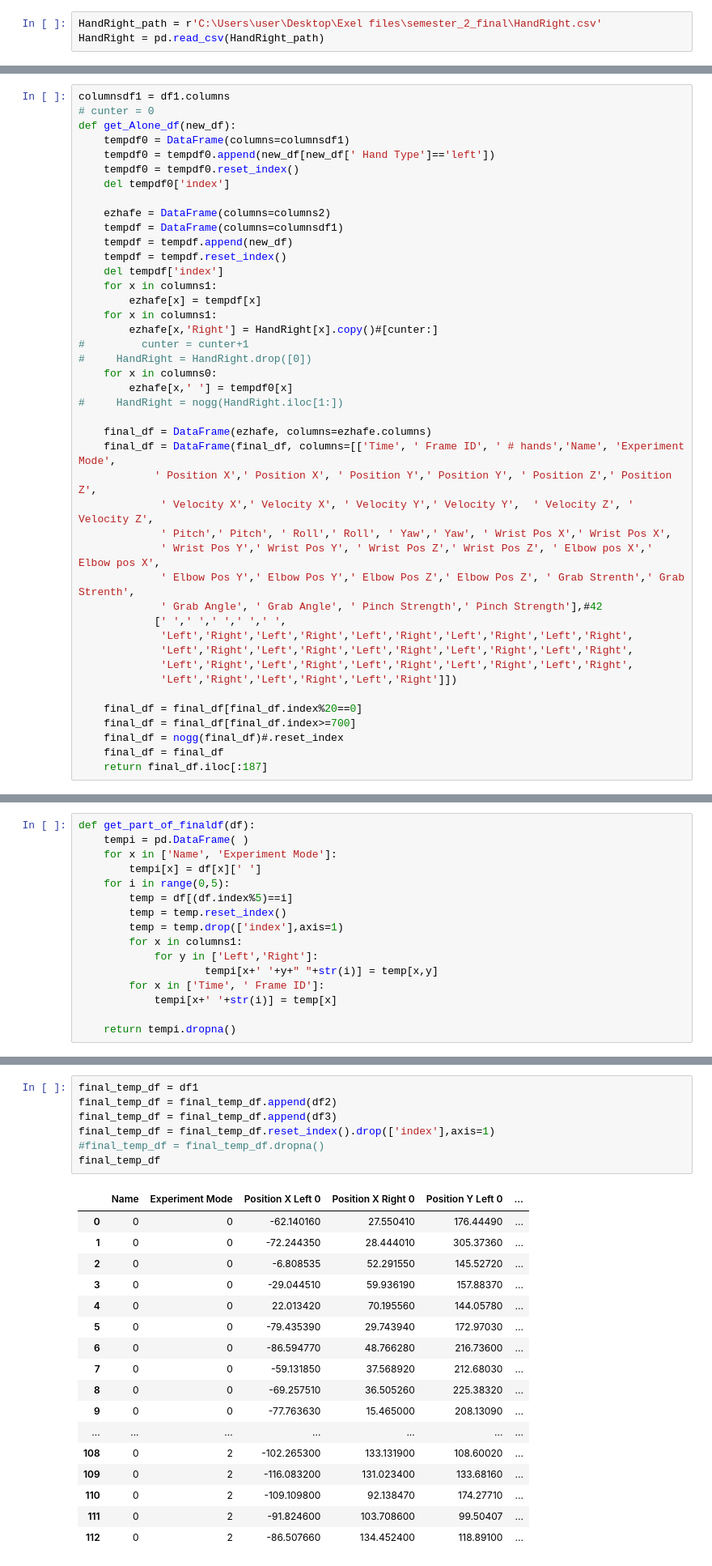
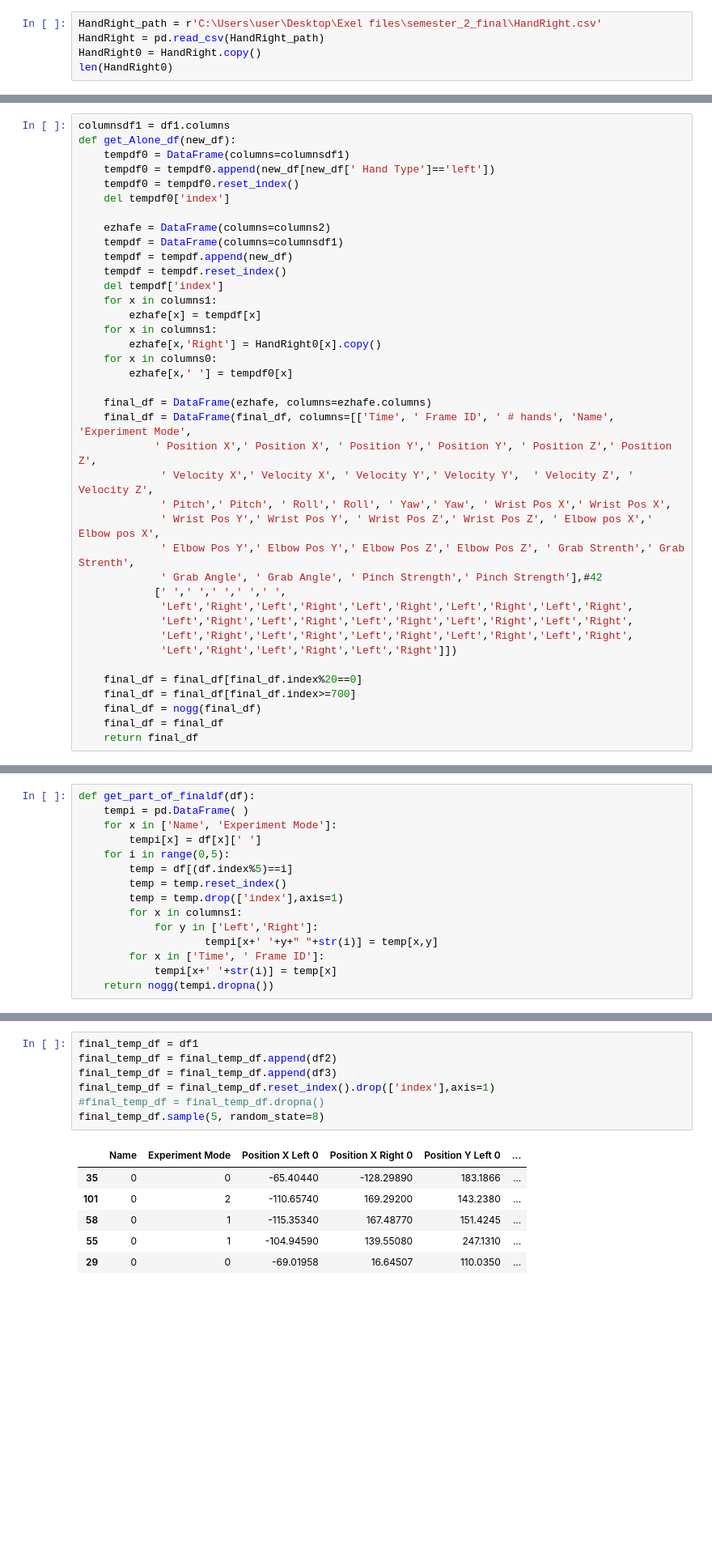
Before and after one commit to Eliot100/finl-work, a Jupyter notebook: עבודה סופית 2.ipynb, the cells around one changed output, grey strips where cells are left out. Shown at 81% size. Cells and saved outputs as stored; diff of their text form; blank space fills up the shorter version.

```diff
--- a/עבודה סופית 2.ipynb
+++ b/עבודה סופית 2.ipynb
@@ -58,3 +59,5 @@ len(df2)
 # %%
 HandRight_path = r'C:\Users\user\Desktop\Exel files\semester_2_final\HandRight.csv'
 HandRight = pd.read_csv(HandRight_path)
+HandRight0 = HandRight.copy()
+len(HandRight0)
@@ -94,6 +109,5 @@ def nogg(df):
 # %%
 columnsdf1 = df1.columns
-# cunter = 0
 def get_Alone_df(new_df):
     tempdf0 = DataFrame(columns=columnsdf1)
     tempdf0 = tempdf0.append(new_df[new_df[' Hand Type']=='left'])
@@ -108,15 +122,12 @@ def get_Alone_df(new_df):
     for x in columns1:
         ezhafe[x] = tempdf[x]
     for x in columns1:
-        ezhafe[x,'Right'] = HandRight[x].copy()#[cunter:]
-#         cunter = cunter+1
-#     HandRight = HandRight.drop([0])
+        ezhafe[x,'Right'] = HandRight0[x].copy()
     for x in columns0:
         ezhafe[x,' '] = tempdf0[x]
-#     HandRight = nogg(HandRight.iloc[1:])
 
     final_df = DataFrame(ezhafe, columns=ezhafe.columns)
-    final_df = DataFrame(final_df, columns=[['Time', ' Frame ID', ' # hands','Name', 'Experiment Mode',
+    final_df = DataFrame(final_df, columns=[['Time', ' Frame ID', ' # hands', 'Name', 'Experiment Mode',
             ' Position X',' Position X', ' Position Y',' Position Y', ' Position Z',' Position Z',
              ' Velocity X',' Velocity X', ' Velocity Y',' Velocity Y',  ' Velocity Z', ' Velocity Z',
              ' Pitch',' Pitch', ' Roll',' Roll', ' Yaw',' Yaw', ' Wrist Pos X',' Wrist Pos X',
@@ -131,7 +142,7 @@ def get_Alone_df(new_df):
 
     final_df = final_df[final_df.index%20==0]
     final_df = final_df[final_df.index>=700]
-    final_df = nogg(final_df)#.reset_index
+    final_df = nogg(final_df)
     final_df = final_df
-    return final_df.iloc[:187]
+    return final_df
 # %%
@@ -227,8 +261,7 @@ def get_part_of_finaldf(df):
                     tempi[x+' '+y+" "+str(i)] = temp[x,y]
         for x in ['Time', ' Frame ID']:
             tempi[x+' '+str(i)] = temp[x]
-
-    return tempi.dropna()
+    return nogg(tempi.dropna())
 # %%
 df1 = get_part_of_finaldf(df1)
 df2 = get_part_of_finaldf(df2)
@@ -261,25 +283,14 @@ df1
 # %%
 final_temp_df = df1
 final_temp_df = final_temp_df.append(df2)
 final_temp_df = final_temp_df.append(df3)
 final_temp_df = final_temp_df.reset_index().drop(['index'],axis=1)
 #final_temp_df = final_temp_df.dropna()
-final_temp_df
+final_temp_df.sample(5, random_state=8)
 # %% [output]
 |  | Name | Experiment Mode | Position X Left 0 | Position X Right 0 | Position Y Left 0 | ... |
-| 0 | 0 | 0 | -62.140160 | 27.550410 | 176.44490 | ... |
-| 1 | 0 | 0 | -72.244350 | 28.444010 | 305.37360 | ... |
-| 2 | 0 | 0 | -6.808535 | 52.291550 | 145.52720 | ... |
-| 3 | 0 | 0 | -29.044510 | 59.936190 | 157.88370 | ... |
-| 4 | 0 | 0 | 22.013420 | 70.195560 | 144.05780 | ... |
-| 5 | 0 | 0 | -79.435390 | 29.743940 | 172.97030 | ... |
-| 6 | 0 | 0 | -86.594770 | 48.766280 | 216.73600 | ... |
-| 7 | 0 | 0 | -59.131850 | 37.568920 | 212.68030 | ... |
-| 8 | 0 | 0 | -69.257510 | 36.505260 | 225.38320 | ... |
-| 9 | 0 | 0 | -77.763630 | 15.465000 | 208.13090 | ... |
-| ... | ... | ... | ... | ... | ... | ... |
-| 108 | 0 | 2 | -102.265300 | 133.131900 | 108.60020 | ... |
-| 109 | 0 | 2 | -116.083200 | 131.023400 | 133.68160 | ... |
-| 110 | 0 | 2 | -109.109800 | 92.138470 | 174.27710 | ... |
-| 111 | 0 | 2 | -91.824600 | 103.708600 | 99.50407 | ... |
-| 112 | 0 | 2 | -86.507660 | 134.452400 | 118.89100 | ... |
+| 35 | 0 | 0 | -65.40440 | -128.29890 | 183.1866 | ... |
+| 101 | 0 | 2 | -110.65740 | 169.29200 | 143.2380 | ... |
+| 58 | 0 | 1 | -115.35340 | 167.48770 | 151.4245 | ... |
+| 55 | 0 | 1 | -104.94590 | 139.55080 | 247.1310 | ... |
+| 29 | 0 | 0 | -69.01958 | 16.64507 | 110.0350 | ... |
```
Also changed, not shown: parts of 47 cells of this notebook.
